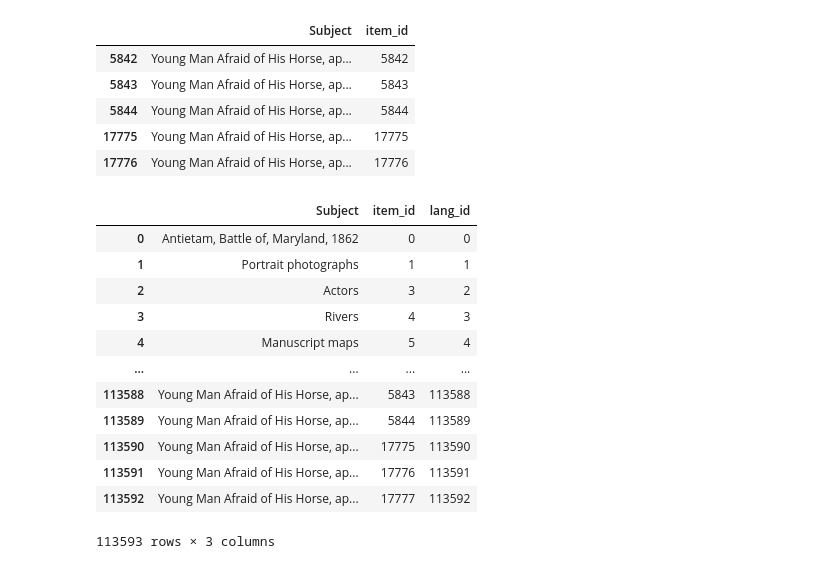
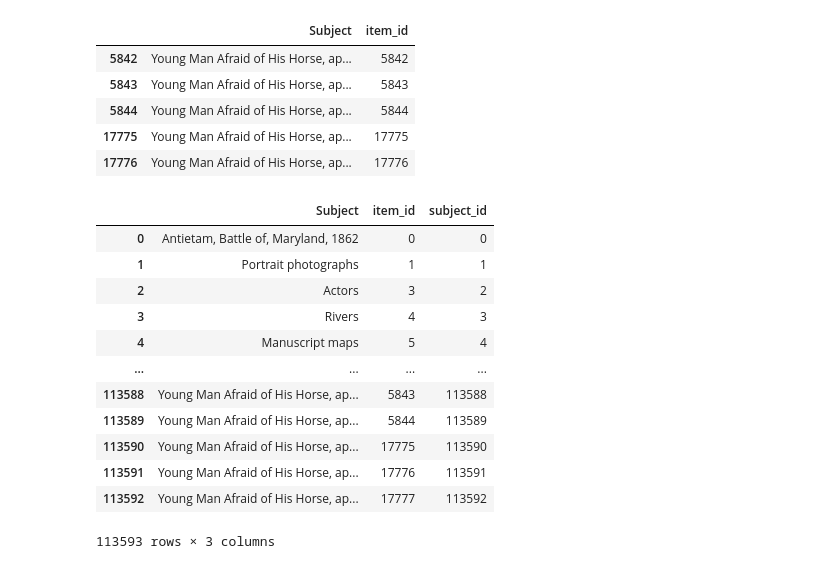
Before and after one commit to caitepley/Project-3, a Jupyter notebook: subject_processing.ipynb, the cells around one changed output. Saved outputs shown, nothing was run; the diff lists cells and outputs as text; code cells hidden in the pictures.

```diff
--- a/subject_processing.ipynb
+++ b/subject_processing.ipynb
@@ -517,10 +517,10 @@ subject_merged_df = pd.merge(subject_merged_df,subject_df_col28, how='outer')
 subject_merged_df = pd.merge(subject_merged_df,subject_df_col29, how='outer')
 # %%
 # set the index values to a column to act as the primary key
-subject_merged_df['lang_id'] = subject_merged_df.index
+subject_merged_df['subject_id'] = subject_merged_df.index
 subject_merged_df
 # %% [output]
-|  | Subject | item_id | lang_id |
+|  | Subject | item_id | subject_id |
 | 0 | Antietam, Battle of, Maryland, 1862 | 0 | 0 |
 | 1 | Portrait photographs | 1 | 1 |
 | 2 | Actors | 3 | 2 |
```
Also changed, not shown: 1 other file.
